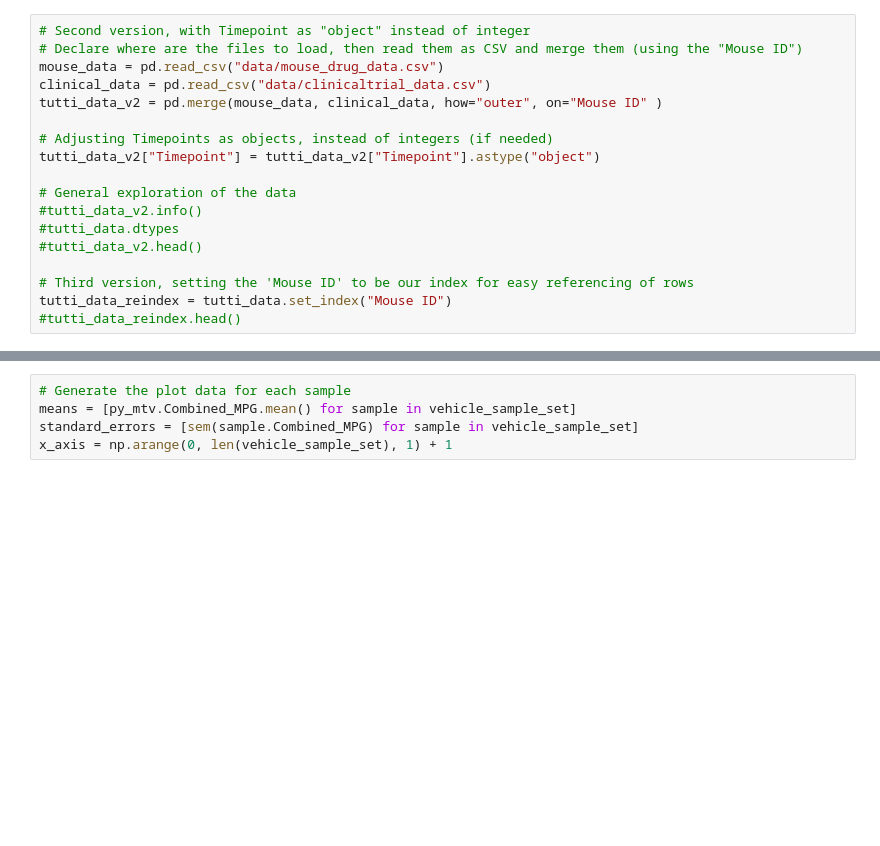
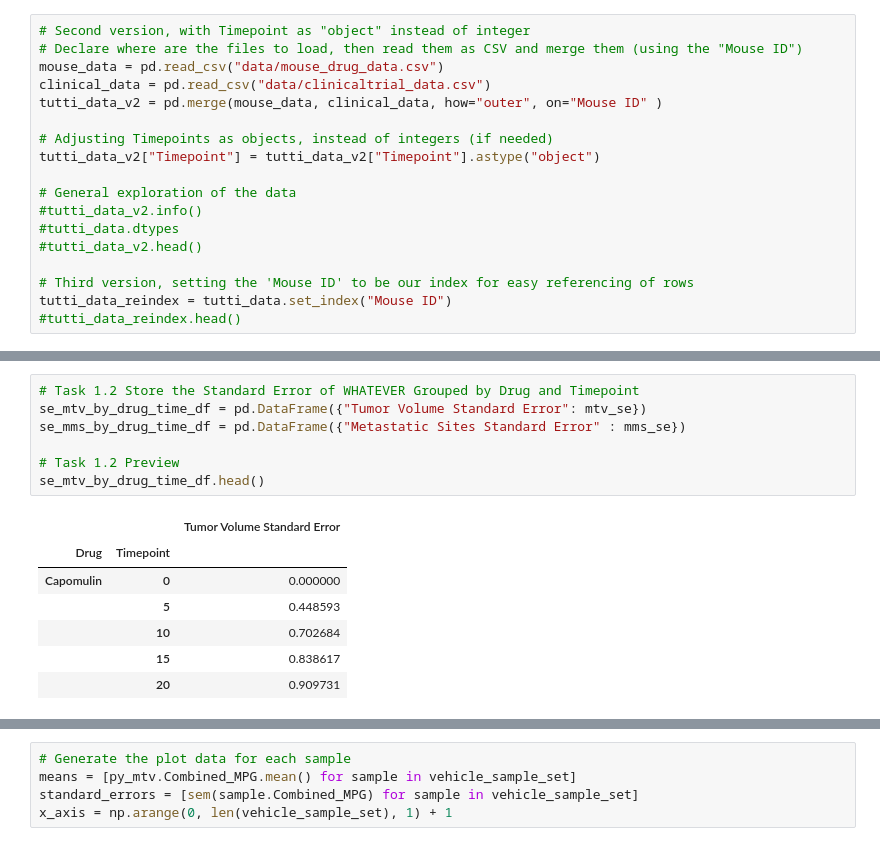
Before and after one commit to Enrique-Gaspar/matplotlib-challenge, a Jupyter notebook: Pymaceuticals/main-eg.ipynb, the cells around one changed output, grey strips where cells are left out. Drawn from its saved outputs; the diff is of its cells as text; blank space fills up the shorter version.

```diff
--- a/Pymaceuticals/main-eg.ipynb
+++ b/Pymaceuticals/main-eg.ipynb
@@ -81,0 +74,15 @@ munging_se_mtv = pd.pivot_table(se_mtv_by_drug_time_df,values="Tumor Volume Stan
+# %%
+# Task 1.2 Store the Standard Error of WHATEVER Grouped by Drug and Timepoint
+se_mtv_by_drug_time_df = pd.DataFrame({"Tumor Volume Standard Error": mtv_se})
+se_mms_by_drug_time_df = pd.DataFrame({"Metastatic Sites Standard Error" : mms_se})
+
+# Task 1.2 Preview
+se_mtv_by_drug_time_df.head()
+# %% [output]
+|  |  | Tumor Volume Standard Error |
+| Drug | Timepoint |  |
+| Capomulin | 0 | 0.000000 |
+|  | 5 | 0.448593 |
+|  | 10 | 0.702684 |
+|  | 15 | 0.838617 |
+|  | 20 | 0.909731 |
```
Also changed, not shown: parts of 10 cells of this notebook.
